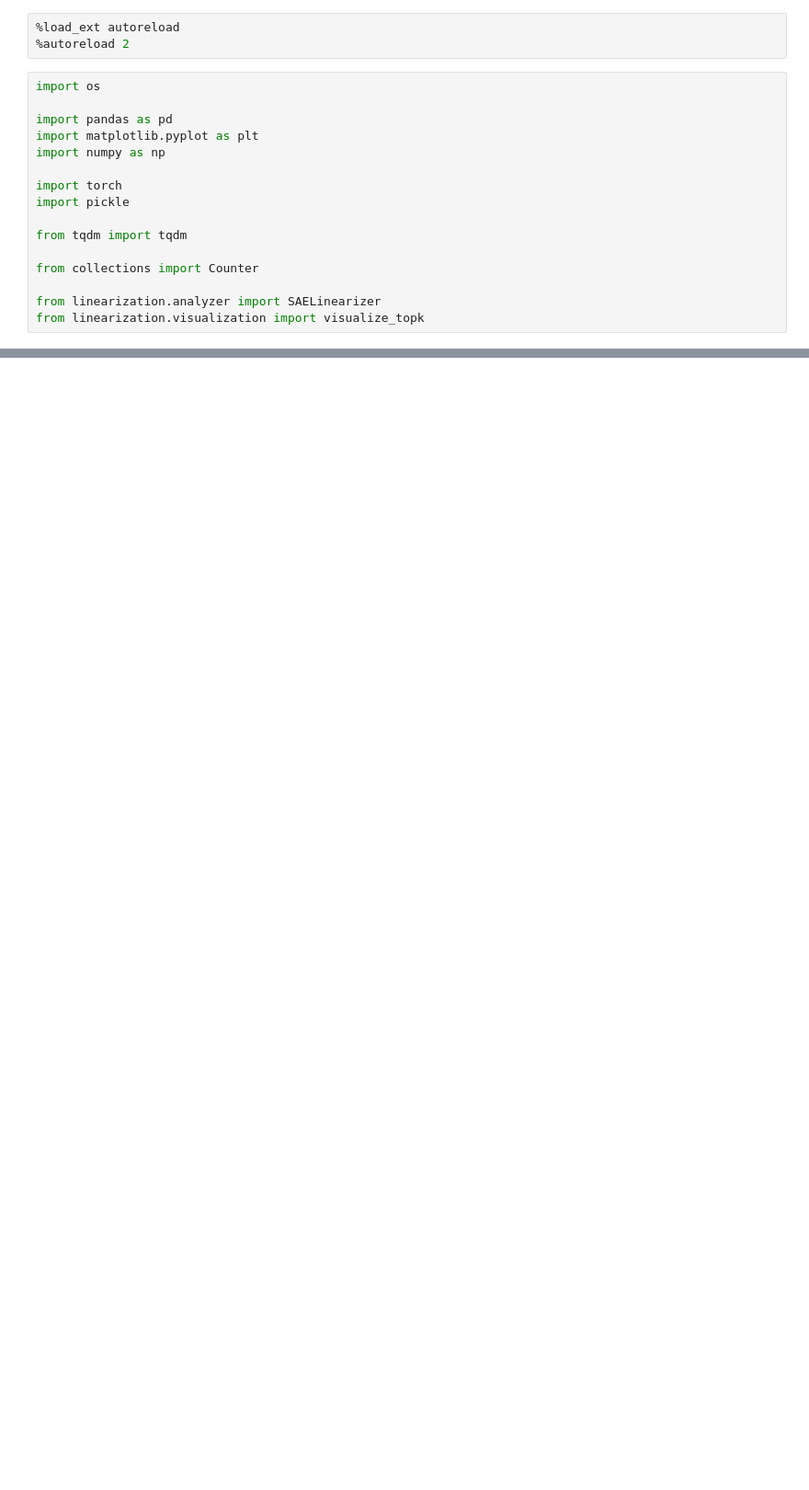
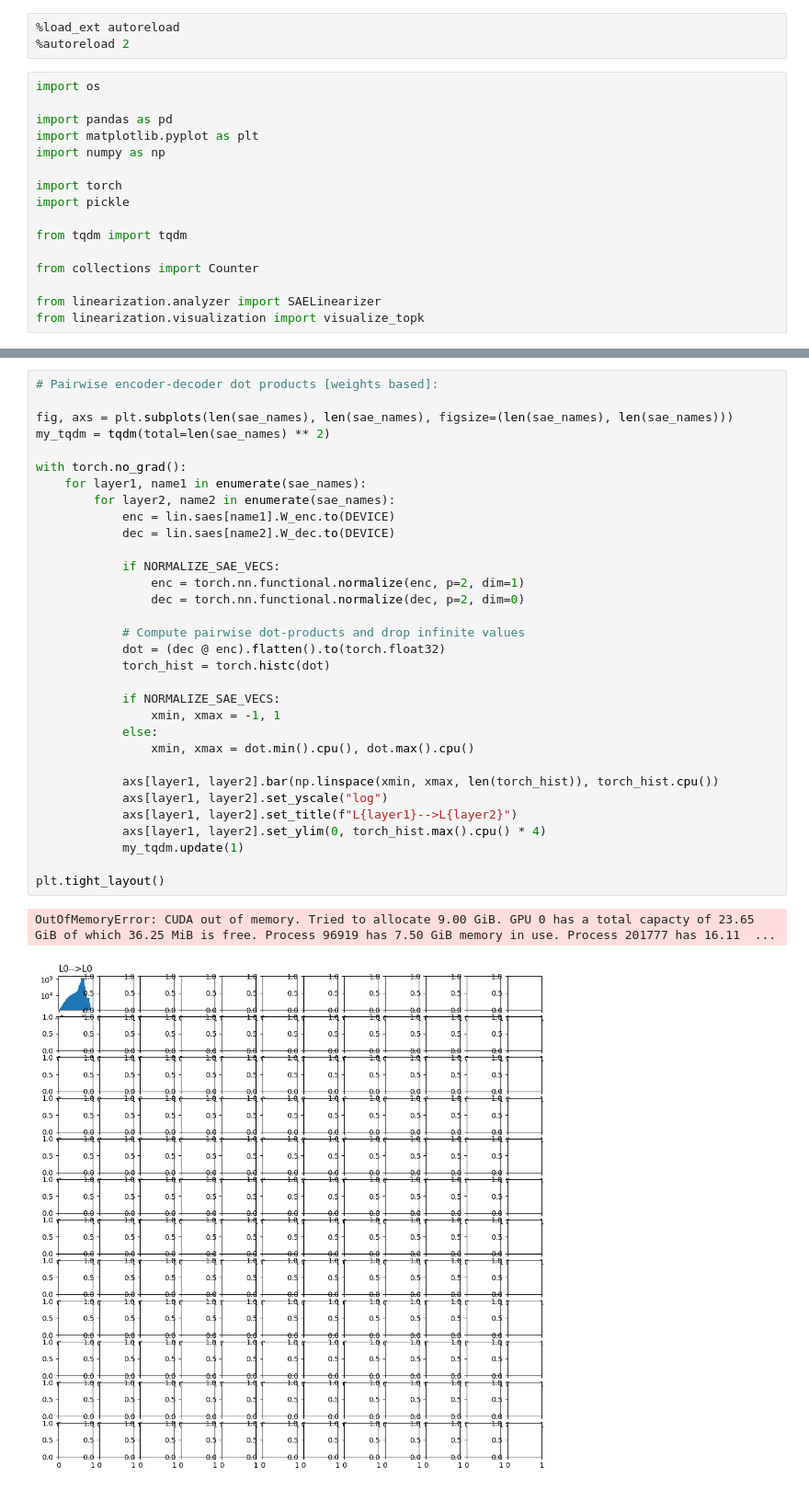
Before and after one commit to pchlenski/mlp_linearization, a Jupyter notebook: notebooks/7_gpt2_small_new_saes.ipynb, the cells around one changed output, grey strips where cells are left out. Shown at 92% size. Drawn from its saved outputs; the diff is of its cells as text; blank space fills up the shorter version.

Commit message:
Get pairwise weights comparison

```diff
--- a/notebooks/7_gpt2_small_new_saes.ipynb
+++ b/notebooks/7_gpt2_small_new_saes.ipynb
@@ -78,0 +159,35 @@ LanguageModelSAERunnerConfig(model_name='gpt2-small', hook_point='blocks.0.hook_
+# %%
+# Pairwise encoder-decoder dot products [weights based]:
+
+fig, axs = plt.subplots(len(sae_names), len(sae_names), figsize=(len(sae_names), len(sae_names)))
+my_tqdm = tqdm(total=len(sae_names) ** 2)
+
+with torch.no_grad():
+    for layer1, name1 in enumerate(sae_names):
+        for layer2, name2 in enumerate(sae_names):
+            enc = lin.saes[name1].W_enc.to(DEVICE)
+            dec = lin.saes[name2].W_dec.to(DEVICE)
+
+            if NORMALIZE_SAE_VECS:
+                enc = torch.nn.functional.normalize(enc, p=2, dim=1)
+                dec = torch.nn.functional.normalize(dec, p=2, dim=0)
+
+            # Compute pairwise dot-products and drop infinite values
+            dot = (dec @ enc).flatten().to(torch.float32)
+            torch_hist = torch.histc(dot)
+
+            if NORMALIZE_SAE_VECS:
+                xmin, xmax = -1, 1
+            else:
+                xmin, xmax = dot.min().cpu(), dot.max().cpu()
+
+            axs[layer1, layer2].bar(np.linspace(xmin, xmax, len(torch_hist)), torch_hist.cpu())
+            axs[layer1, layer2].set_yscale("log")
+            axs[layer1, layer2].set_title(f"L{layer1}-->L{layer2}")
+            axs[layer1, layer2].set_ylim(0, torch_hist.max().cpu() * 4)
+            my_tqdm.update(1)
+
+plt.tight_layout()
+# %% [output]
+OutOfMemoryError: CUDA out of memory. Tried to allocate 9.00 GiB. GPU 0 has a total capacty of 23.65 GiB of which 36.25 MiB is free. Process 96919 has 7.50 GiB memory in use. Process 201777 has 16.11  ...
+[figure, added]
```
Also changed, not shown: parts of 7 cells of this notebook, 1 other file.
